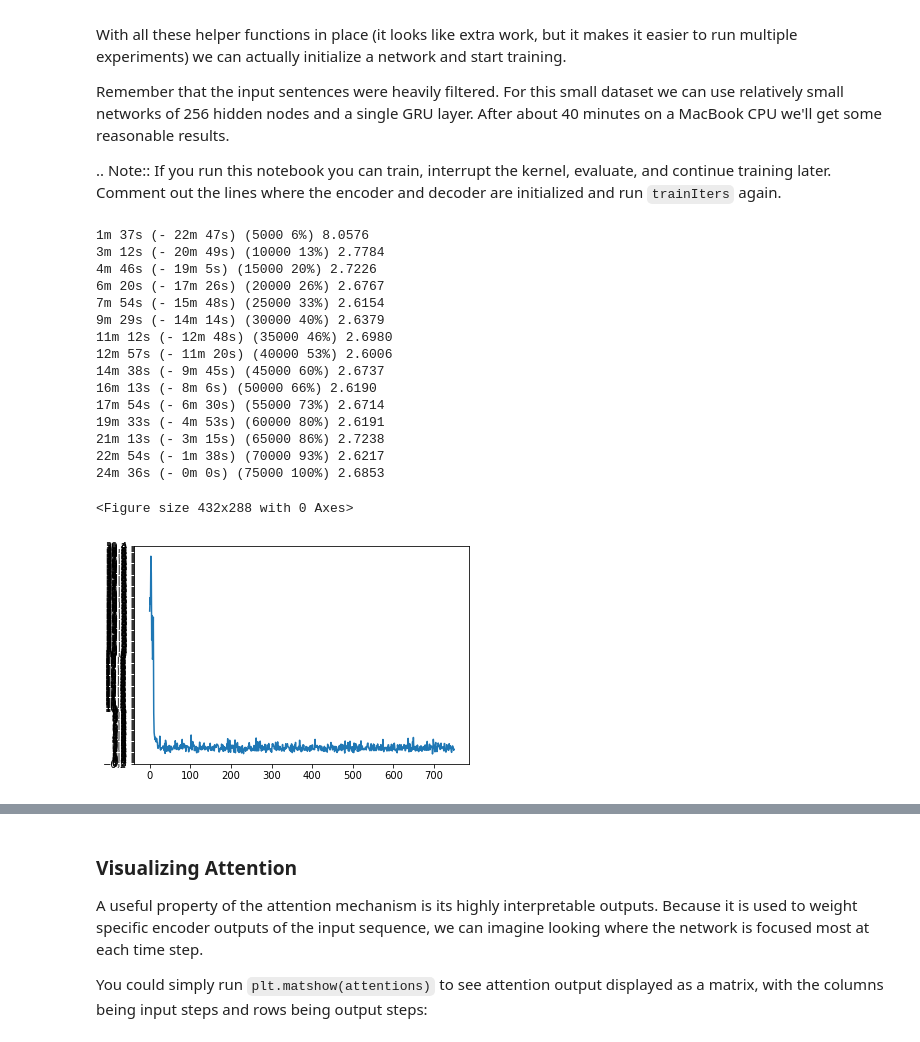
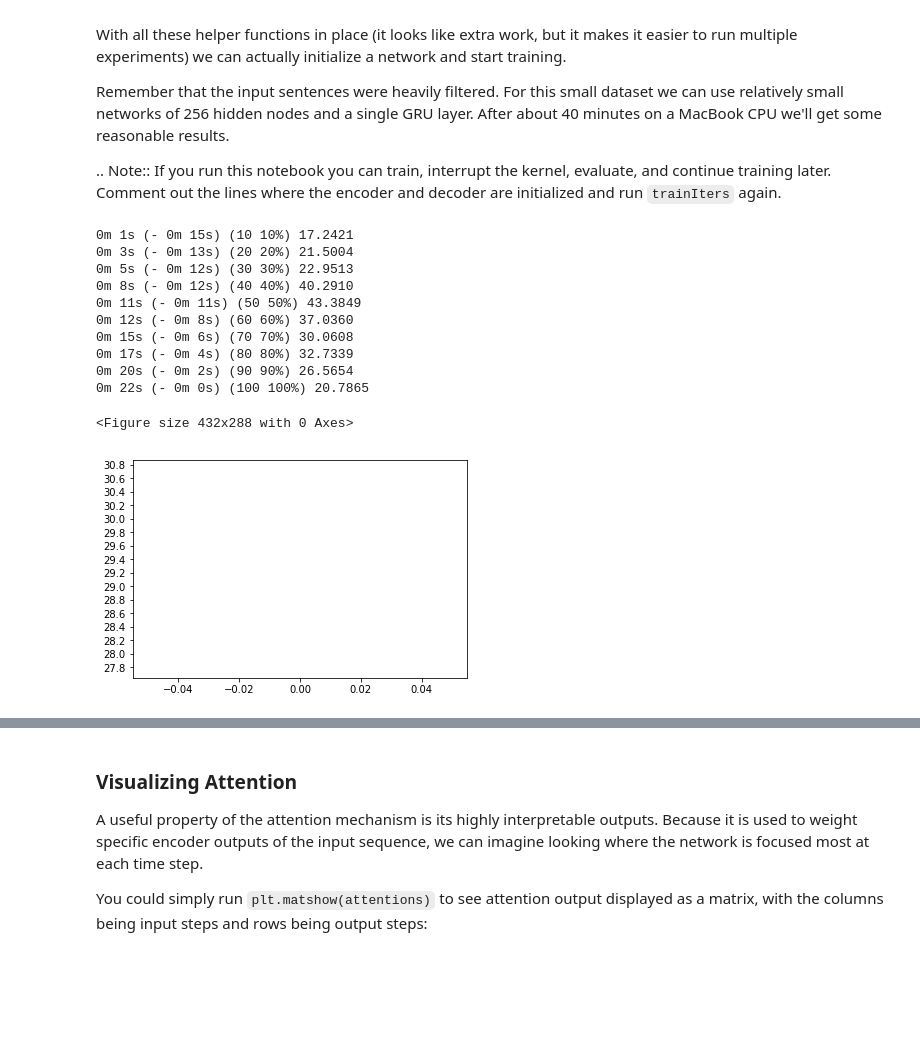
Before and after one commit to whw199833/-ISEAE-2023-Constrained-Time-Series-Prediction, a Jupyter notebook: src/code/7.seq2seq_featrue.ipynb, the cells around one changed output, grey strips where cells are left out. Saved outputs shown, nothing was run; the diff lists cells and outputs as text; code cells hidden in the pictures; blank space fills up the shorter version.

```diff
--- a/src/code/7.seq2seq_featrue.ipynb
+++ b/src/code/7.seq2seq_featrue.ipynb
@@ -711,30 +713,25 @@ reasonable results.
    evaluate, and continue training later. Comment out the lines where the
    encoder and decoder are initialized and run ``trainIters`` again.
 # %%
-hidden_size = 256
+hidden_size = 1024
 encoder1 = EncoderRNN(input_lang.n_words, hidden_size).to(device)
 attn_decoder1 = AttnDecoderRNN(hidden_size, output_lang.n_words, dropout_p=0.1).to(device)
 
 #trainIters(encoder1, attn_decoder1, 75000, print_every=5000)
-trainIters(encoder1, attn_decoder1, 75000, print_every=5000)
+trainIters(encoder1, attn_decoder1, 100, print_every=10)
 # %% [output]
-1m 37s (- 22m 47s) (5000 6%) 8.0576
-3m 12s (- 20m 49s) (10000 13%) 2.7784
-4m 46s (- 19m 5s) (15000 20%) 2.7226
-6m 20s (- 17m 26s) (20000 26%) 2.6767
-7m 54s (- 15m 48s) (25000 33%) 2.6154
-9m 29s (- 14m 14s) (30000 40%) 2.6379
-11m 12s (- 12m 48s) (35000 46%) 2.6980
-12m 57s (- 11m 20s) (40000 53%) 2.6006
-14m 38s (- 9m 45s) (45000 60%) 2.6737
-16m 13s (- 8m 6s) (50000 66%) 2.6190
-17m 54s (- 6m 30s) (55000 73%) 2.6714
-19m 33s (- 4m 53s) (60000 80%) 2.6191
-21m 13s (- 3m 15s) (65000 86%) 2.7238
-22m 54s (- 1m 38s) (70000 93%) 2.6217
-24m 36s (- 0m 0s) (75000 100%) 2.6853
+0m 1s (- 0m 15s) (10 10%) 17.2421
+0m 3s (- 0m 13s) (20 20%) 21.5004
+0m 5s (- 0m 12s) (30 30%) 22.9513
+0m 8s (- 0m 12s) (40 40%) 40.2910
+0m 11s (- 0m 11s) (50 50%) 43.3849
+0m 12s (- 0m 8s) (60 60%) 37.0360
+0m 15s (- 0m 6s) (70 70%) 30.0608
+0m 17s (- 0m 4s) (80 80%) 32.7339
+0m 20s (- 0m 2s) (90 90%) 26.5654
+0m 22s (- 0m 0s) (100 100%) 20.7865
 <Figure size 432x288 with 0 Axes>
-[figure, old version]
+[figure, new version]
 # %%
 evaluateRandomly(encoder1, attn_decoder1)
 # %% [output]
```
Also changed, not shown: parts of 6 cells of this notebook.
